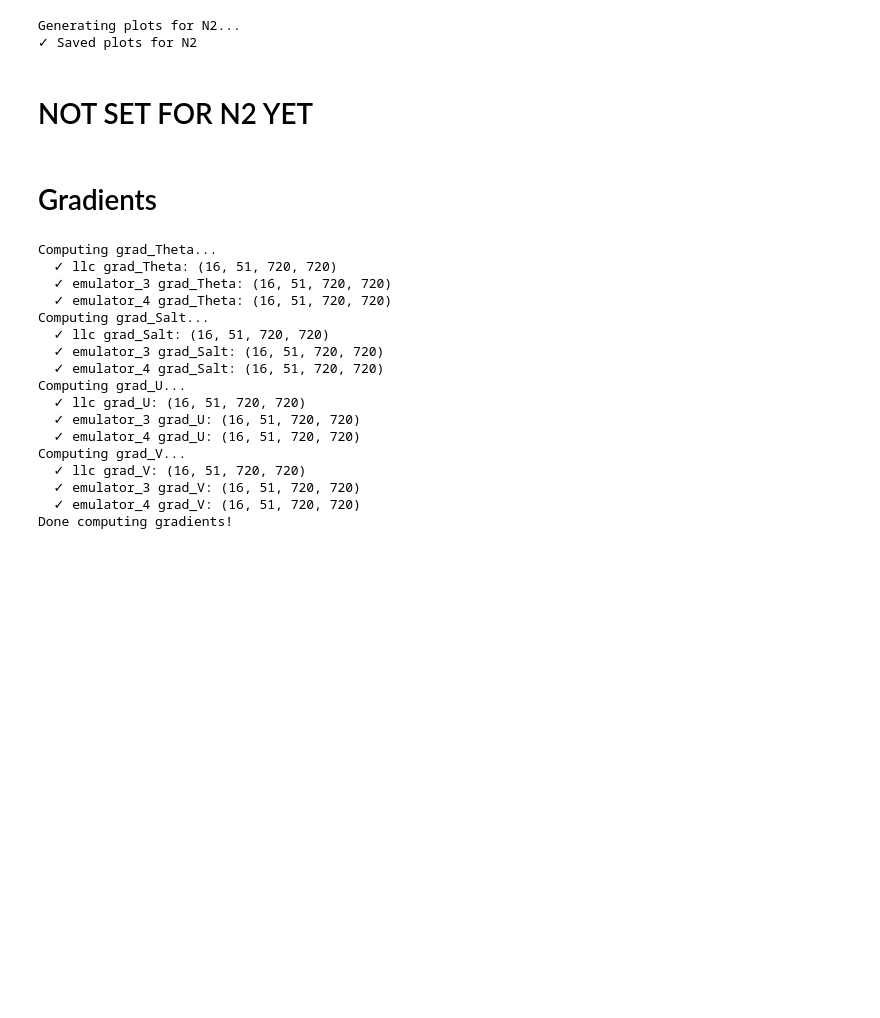
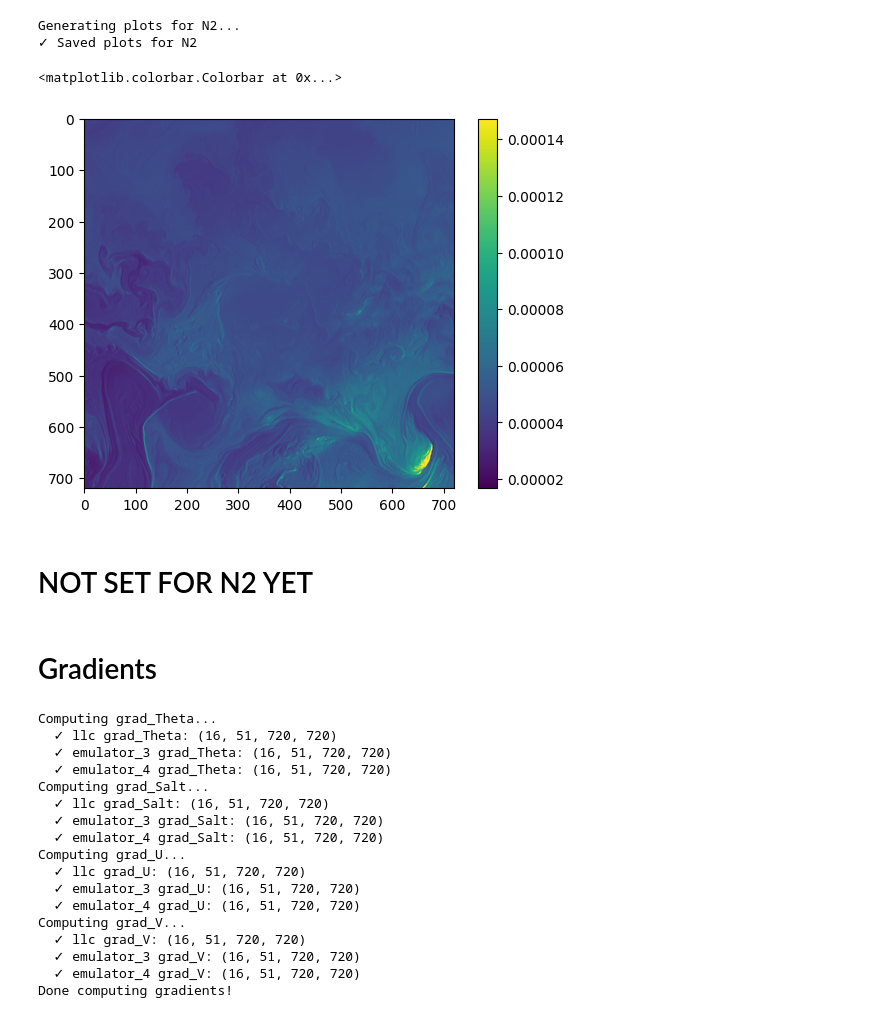
Before and after one commit to GHOpenonic/LLC_ocean_emulator, a Jupyter notebook: high_res_diagnostics/emulator_comparison/N2.ipynb, the cells around one changed output. Drawn from its saved outputs; the diff is of its cells as text; code cells hidden in the pictures; blank space fills up the shorter version.

```diff
--- a/high_res_diagnostics/emulator_comparison/N2.ipynb
+++ b/high_res_diagnostics/emulator_comparison/N2.ipynb
@@ -325,6 +482,15 @@ for var in prog_vars:
 # %% [output]
 Generating plots for N2...
 ✓ Saved plots for N2
+# %%
+llc_n2 = all_patches["llc"]["N2_raw"].values
+vmin = np.nanpercentile(llc_n2, 0.1)
+vmax = np.nanpercentile(llc_n2, 99.9)
+plt.imshow(llc_patch.isel(time=15,k=1).N2, vmin=vmin, vmax=vmax)
+plt.colorbar()
+# %% [output]
+<matplotlib.colorbar.Colorbar at 0x...>
+[figure, added]
 # %% [markdown]
 # NOT SET FOR N2 YET
 # %% [markdown]
```
Also changed, not shown: parts of 3 cells of this notebook, 3 other files.
